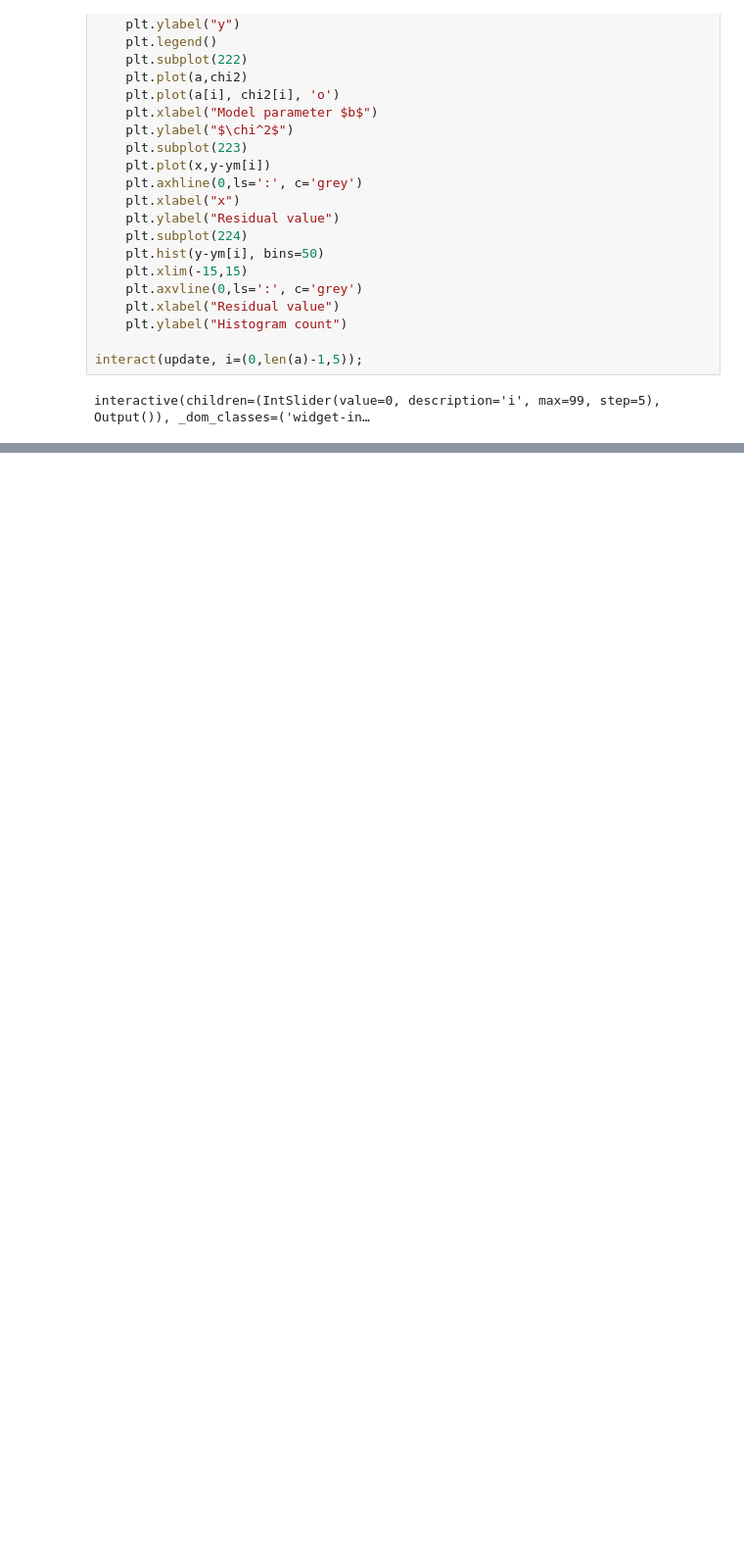
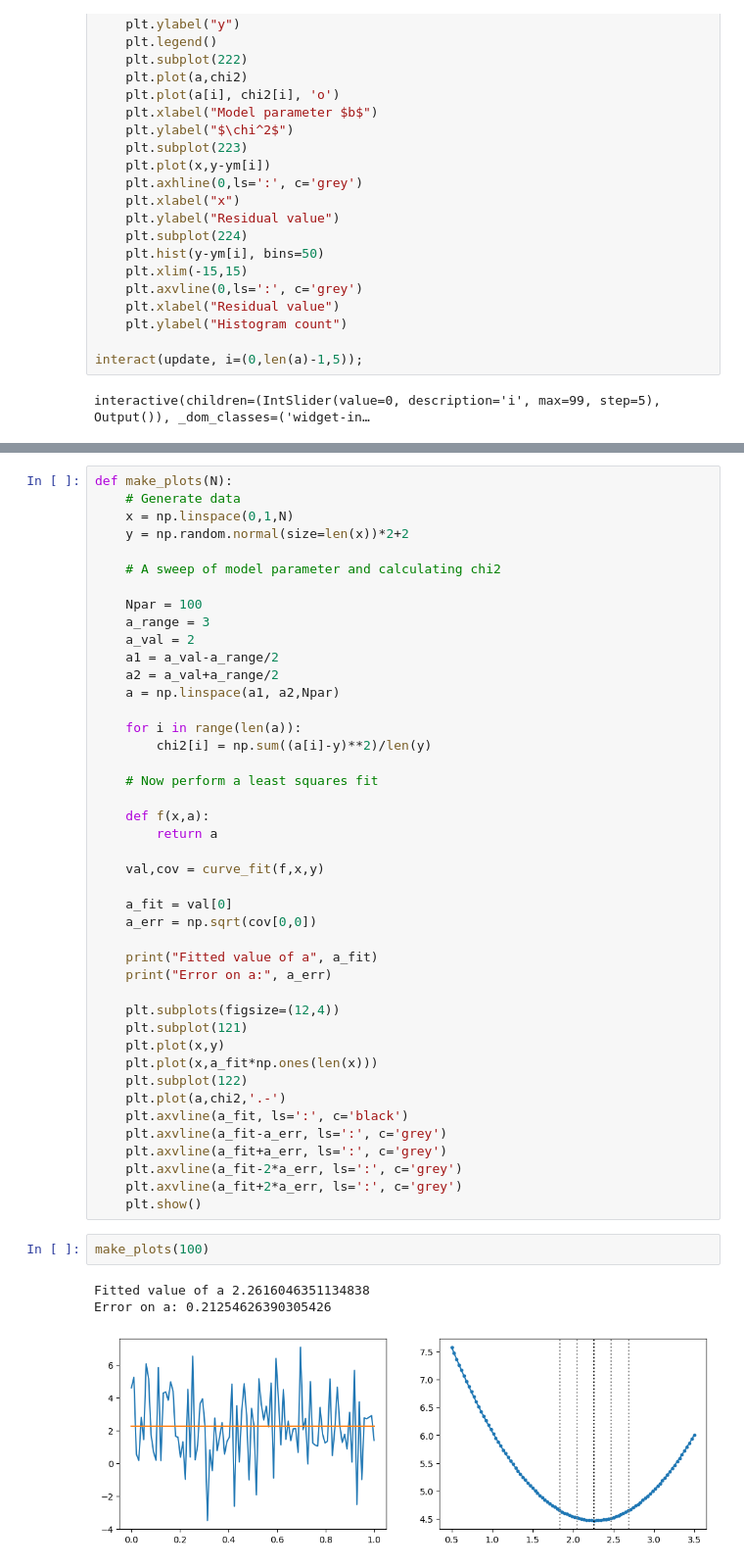
Before and after one commit to gsteele13/gary-misc-notebooks, a Jupyter notebook: Least squares.ipynb, the cells around one changed output, grey strips where cells are left out. Shown at 98% size. Saved outputs shown, nothing was run; the diff lists cells and outputs as text; blank space fills up the shorter version.

Commit message:
added fun stuff, including why you should NEVER fit smoothed data!!!!!

```diff
--- a/Least squares.ipynb
+++ b/Least squares.ipynb
@@ -118,0 +132,49 @@ interactive(children=(IntSlider(value=0, description='i', max=99, step=5), Outpu
+# %%
+def make_plots(N):
+    # Generate data
+    x = np.linspace(0,1,N)
+    y = np.random.normal(size=len(x))*2+2
+
+    # A sweep of model parameter and calculating chi2
+
+    Npar = 100
+    a_range = 3
+    a_val = 2
+    a1 = a_val-a_range/2
+    a2 = a_val+a_range/2
+    a = np.linspace(a1, a2,Npar)
+
+    for i in range(len(a)):
+        chi2[i] = np.sum((a[i]-y)**2)/len(y)
+
+    # Now perform a least squares fit
+
+    def f(x,a):
+        return a
+
+    val,cov = curve_fit(f,x,y)
+
+    a_fit = val[0]
+    a_err = np.sqrt(cov[0,0])
+
+    print("Fitted value of a", a_fit)
+    print("Error on a:", a_err)
+
+    plt.subplots(figsize=(12,4))
+    plt.subplot(121)
+    plt.plot(x,y)
+    plt.plot(x,a_fit*np.ones(len(x)))
+    plt.subplot(122)
+    plt.plot(a,chi2,'.-')
+    plt.axvline(a_fit, ls=':', c='black')
+    plt.axvline(a_fit-a_err, ls=':', c='grey')
+    plt.axvline(a_fit+a_err, ls=':', c='grey')
+    plt.axvline(a_fit-2*a_err, ls=':', c='grey')
+    plt.axvline(a_fit+2*a_err, ls=':', c='grey')
+    plt.show()
+# %%
+make_plots(100)
+# %% [output]
+Fitted value of a 2.2616046351134838
+Error on a: 0.21254626390305426
+[figure, added]
```
Also changed, not shown: parts of 12 cells of this notebook, 1 other file.
